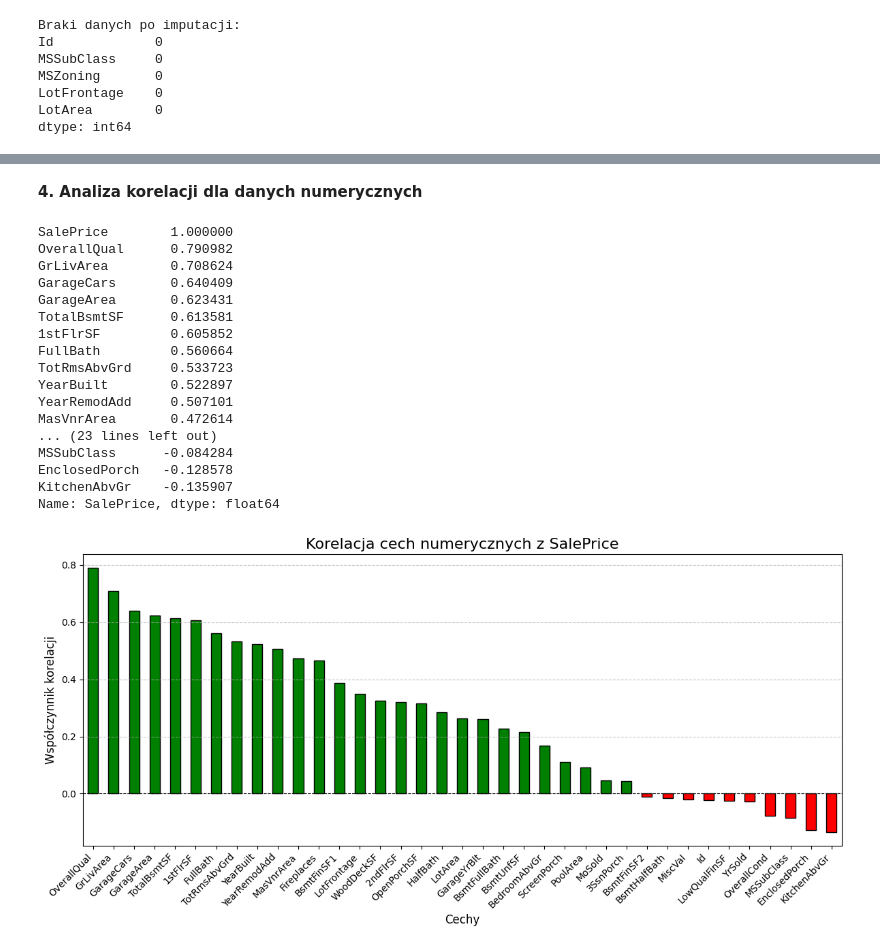
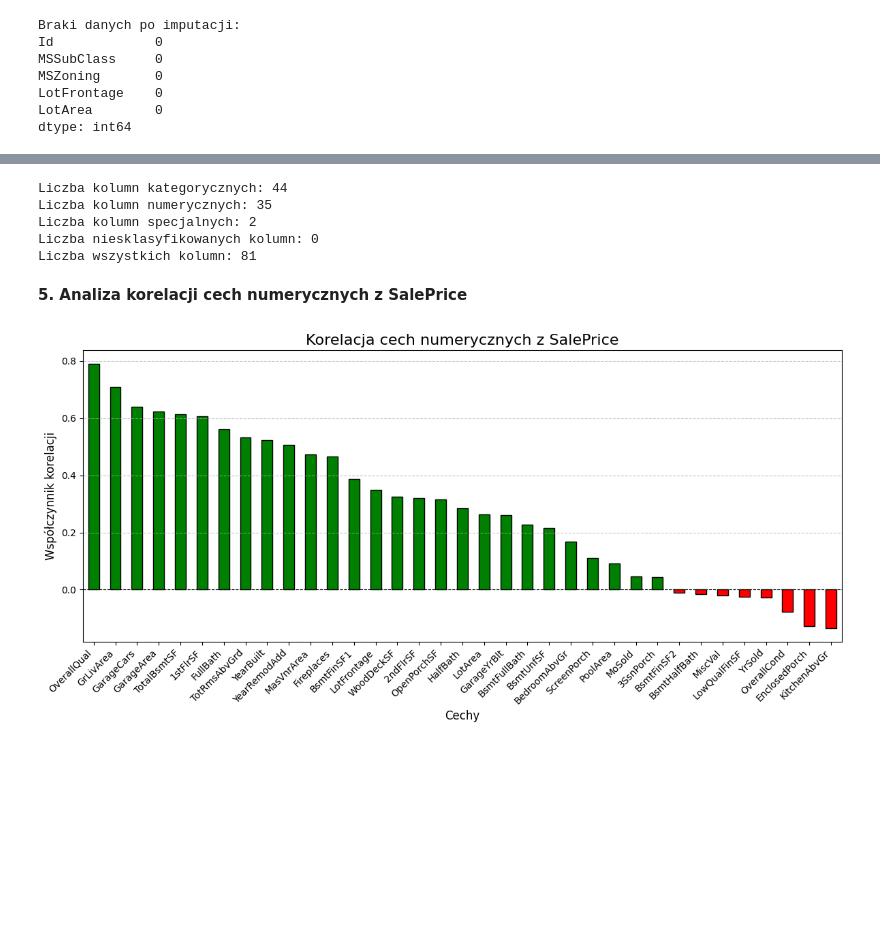
Before and after one commit to jan-kordas/ML-Project, a Jupyter notebook: Notebooks/01_Data_Load_and_Preprocess.ipynb, the cells around one changed output, grey strips where cells are left out. Drawn from its saved outputs; the diff is of its cells as text; code cells hidden in the pictures; blank space fills up the shorter version.

Commit message:
Done preprocessing data, ready to create 02_Model notebook

```diff
--- a/Notebooks/01_Data_Load_and_Preprocess.ipynb
+++ b/Notebooks/01_Data_Load_and_Preprocess.ipynb
@@ -130,40 +104,73 @@ Liczba wszystkich kolumn: 81
+# %%
+categorical_from_file = [
+    "MSSubClass", "MSZoning", "Street", "Alley", "LotShape", "LandContour",
+    "Utilities", "LotConfig", "LandSlope", "Neighborhood", "Condition1",
+    "Condition2", "BldgType", "HouseStyle", "RoofStyle", "RoofMatl",
+    "Exterior1st", "Exterior2nd", "MasVnrType", "Foundation", "Heating",
+    "CentralAir", "Electrical", "Functional", "GarageType", "GarageFinish",
+    "PavedDrive", "PoolQC", "Fence", "MiscFeature", "SaleType", "SaleCondition",
+    "ExterQual", "ExterCond", "BsmtQual", "BsmtCond", "BsmtExposure",
+    "BsmtFinType1", "BsmtFinType2", "HeatingQC", "KitchenQual",
+    "FireplaceQu", "GarageQual", "GarageCond"
+]
+
+numerical_from_file = [
+    "LotFrontage", "LotArea", "OverallQual", "OverallCond", "YearBuilt",
+    "YearRemodAdd", "MasVnrArea", "BsmtFinSF1", "BsmtFinSF2", "BsmtUnfSF",
+    "TotalBsmtSF", "1stFlrSF", "2ndFlrSF", "LowQualFinSF", "GrLivArea",
+    "BsmtFullBath", "BsmtHalfBath", "FullBath", "HalfBath", "BedroomAbvGr",
+    "KitchenAbvGr", "TotRmsAbvGrd", "Fireplaces", "GarageYrBlt", "GarageCars",
+    "GarageArea", "WoodDeckSF", "OpenPorchSF", "EnclosedPorch", "3SsnPorch",
+    "ScreenPorch", "PoolArea", "MiscVal", "MoSold", "YrSold"
+]
+
+special_columns = ["Id", "SalePrice"]
+
+categorical_columns = [col for col in train_df.columns if col in categorical_from_file]
+numerical_columns = [col for col in train_df.columns if col in numerical_from_file]
+special_columns_in_df = [col for col in train_df.columns if col in special_columns]
+
+all_classified_columns = set(categorical_columns + numerical_columns + special_columns_in_df)
+missing_columns = [col for col in train_df.columns if col not in all_classified_columns]
+
+columns_df = pd.DataFrame({
+    "Column Name": categorical_columns + numerical_columns + special_columns_in_df + missing_columns,
+    "Type": (["Categorical"] * len(categorical_columns)) +
+            (["Numerical"] * len(numerical_columns)) +
+            (["Special"] * len(special_columns_in_df)) +
+            (["Unclassified"] * len(missing_columns))
+})
+
+columns_df.to_csv("columns_classification.csv", index=False)
+
+print(f"Liczba kolumn kategorycznych: {len(categorical_columns)}")
+print(f"Liczba kolumn numerycznych: {len(numerical_columns)}")
+print(f"Liczba kolumn specjalnych: {len(special_columns_in_df)}")
+print(f"Liczba niesklasyfikowanych kolumn: {len(missing_columns)}")
+print(f"Liczba wszystkich kolumn: {len(train_df.columns)}")
+# %% [output]
+Liczba kolumn kategorycznych: 44
+Liczba kolumn numerycznych: 35
+Liczba kolumn specjalnych: 2
+Liczba niesklasyfikowanych kolumn: 0
+Liczba wszystkich kolumn: 81
 # %% [markdown]
-**4. Analiza korelacji dla danych numerycznych**
+**5. Analiza korelacji cech numerycznych z SalePrice**
 # %%
-import seaborn as sns
-import matplotlib.pyplot as plt
+numerical_data = train_df[numerical_columns + ['SalePrice']]
 
-numerical_data = train_df[numerical_columns]
 correlation_with_saleprice = numerical_data.corr()['SalePrice'].sort_values(ascending=False)
 
-print(correlation_with_saleprice)
 plt.figure(figsize=(12, 6))
 colors = ['green' if val > 0 else 'red' for val in correlation_with_saleprice.drop('SalePrice')]
 correlation_with_saleprice.drop('SalePrice').plot(kind='bar', color=colors, edgecolor='black')
 plt.axhline(0, color='black', linewidth=0.8, linestyle='--')
 plt.title("Korelacja cech numerycznych z SalePrice", fontsize=16)
 plt.ylabel("Współczynnik korelacji", fontsize=12)
 plt.xlabel("Cechy", fontsize=12)
 plt.xticks(rotation=45, ha='right')
 plt.grid(axis='y', linestyle='--', alpha=0.7)
 plt.tight_layout()
 plt.show()
 # %% [output]
-SalePrice        1.000000
-OverallQual      0.790982
-GrLivArea        0.708624
-GarageCars       0.640409
-GarageArea       0.623431
-TotalBsmtSF      0.613581
-1stFlrSF         0.605852
-FullBath         0.560664
-TotRmsAbvGrd     0.533723
-YearBuilt        0.522897
-YearRemodAdd     0.507101
-MasVnrArea       0.472614
-... (23 lines left out)
-MSSubClass      -0.084284
-EnclosedPorch   -0.128578
-KitchenAbvGr    -0.135907
-Name: SalePrice, dtype: float64
-[figure, old version]
+[figure, new version]
```
Also changed, not shown: parts of 17 cells of this notebook, 3 other files.
